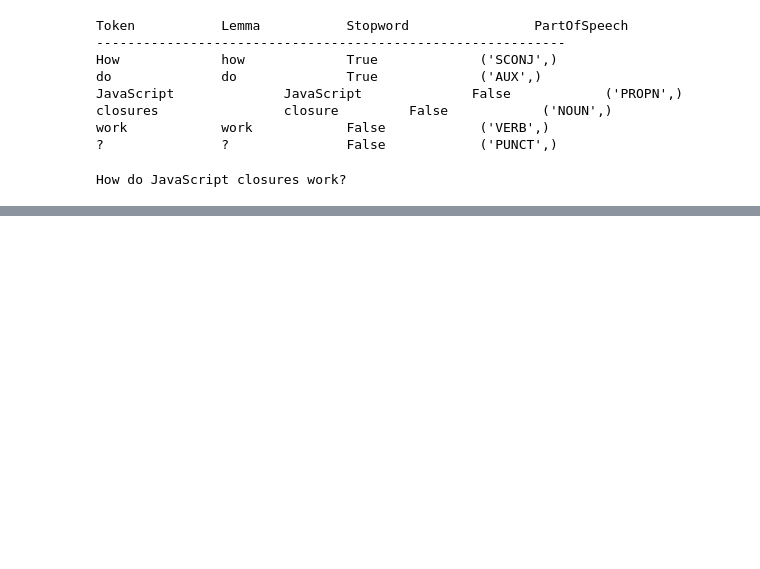
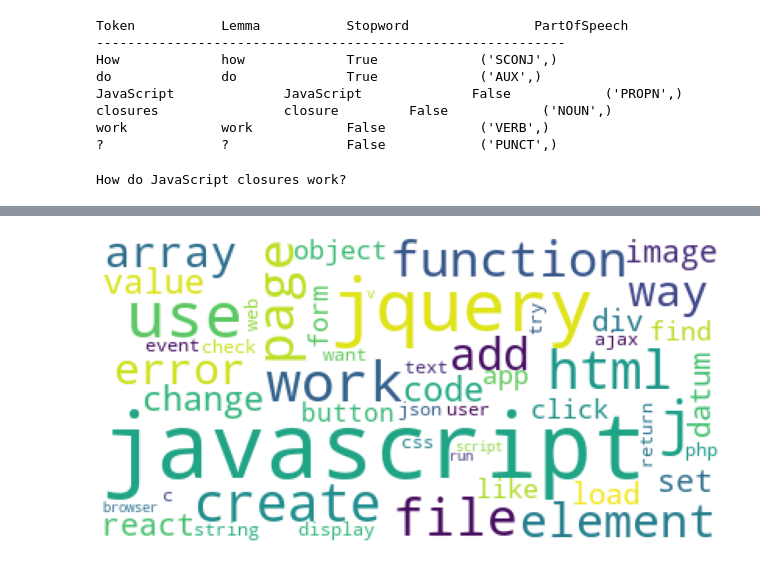
Before and after one commit to DomWch/OpenClassRooms-NLP-P5, a Jupyter notebook: p5-nlp-explo-cleaning.ipynb, the cells around one changed output, grey strips where cells are left out. Saved outputs shown, nothing was run; the diff lists cells and outputs as text; code cells hidden in the pictures; blank space fills up the shorter version.

Commit message:
Kaggle Notebook | P5-nlp-explo-cleaning  | fct tokenization & special bert & cleaning

```diff
--- a/p5-nlp-explo-cleaning.ipynb
+++ b/p5-nlp-explo-cleaning.ipynb
@@ -640,3 +383,0 @@ What does if __name__ == "__main__": do?
-# %%
-df = df[["Id", "Title", "Body", 0, 1, 2, 3, 4, 5]].copy()
-df
@@ -659,0 +384,3 @@ import time
+# %%
+df_clean = p5_nlp_utils.TextCleaning.cleaning_v2(df)
+df_clean
@@ -659,0 +402,4 @@ import time
+# %%
+words_cloud(df_clean.loc[tag_is_in(df_clean, "javascript"), "Token_lemma"])
+# %% [output]
+[figure, added]
```
Also changed, not shown: parts of 56 cells of this notebook.
